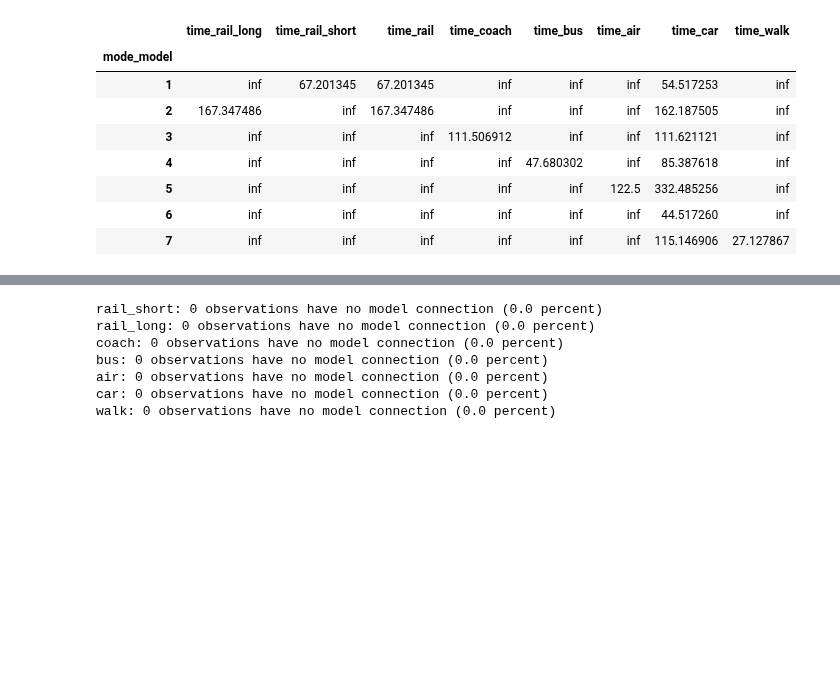
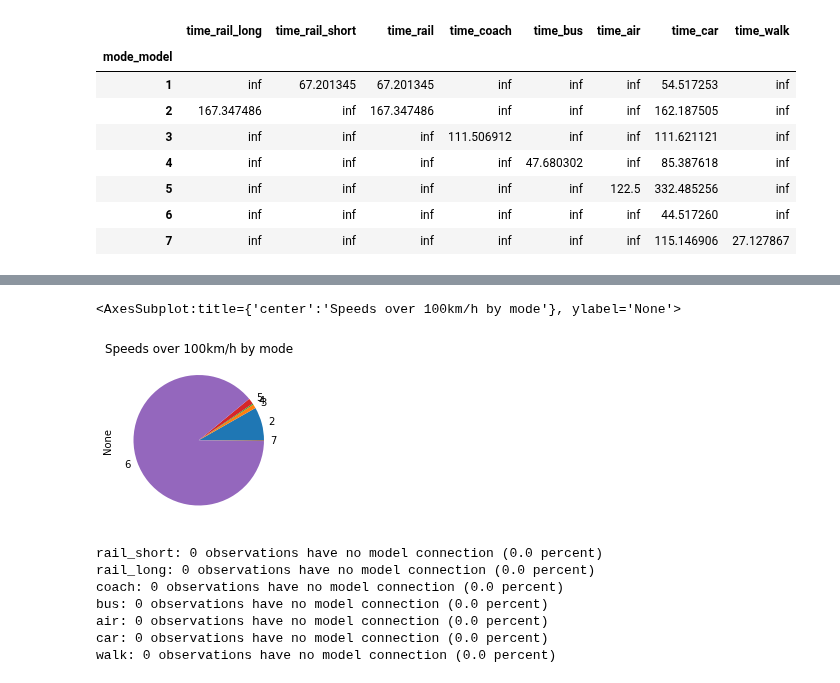
Before and after one commit to marlinarnz/quetzal_germany, a Jupyter notebook: notebooks/cal11_los_columns.ipynb, the cells around one changed output, grey strips where cells are left out. Cells and saved outputs as stored; diff of their text form; code cells hidden in the pictures; blank space fills up the shorter version.

```diff
--- a/notebooks/cal11_los_columns.ipynb
+++ b/notebooks/cal11_los_columns.ipynb
@@ -150,3 +155,10 @@ plt.ylim(-0.01, 0.1)
+# %%
+# How are these questionable speeds distributed across the modes?
+speeders.groupby('mode_model').size().plot.pie(
+    subplots=False,figsize=(3, 3), title='Speeds over 100km/h by mode (survey data)')
+# %% [output]
+<AxesSubplot:title={'center':'Speeds over 100km/h by mode'}, ylabel='None'>
+[figure, added]
 # %%
 # How many observations must be dropped later and what are their shares?
 mode_dict = {1: 'rail_short', 2: 'rail_long',
```
Also changed, not shown: parts of 8 cells of this notebook, 7 other files.
